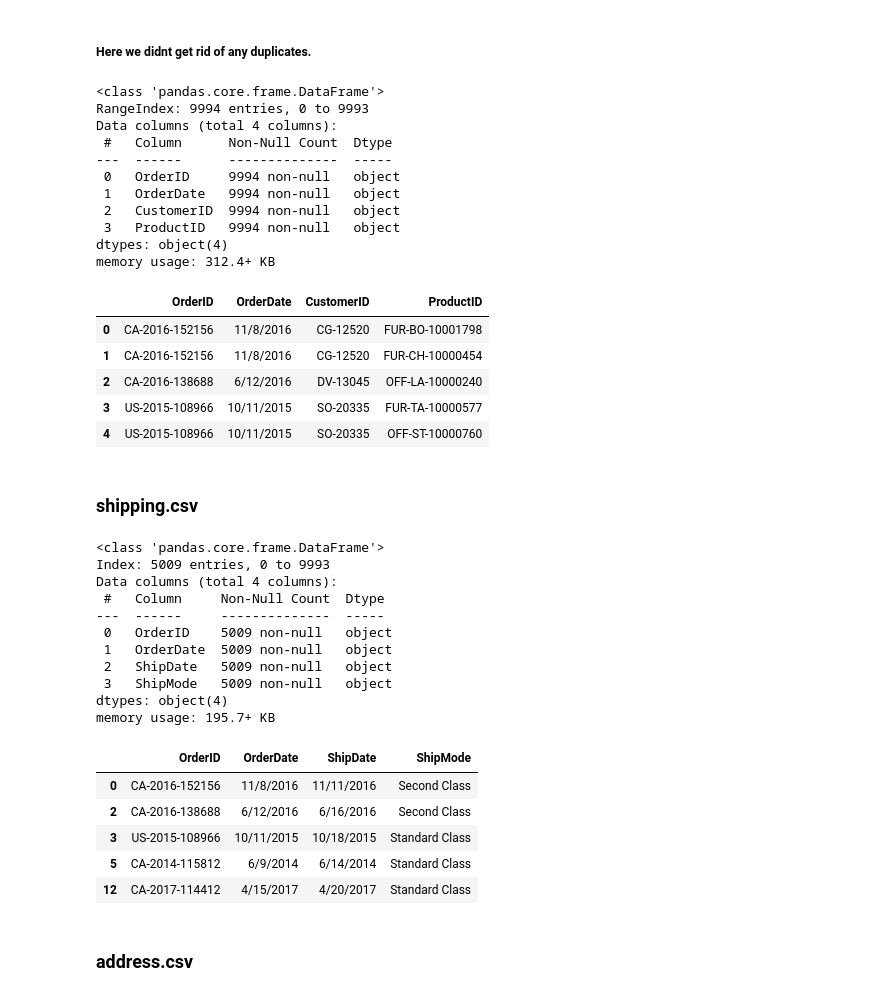
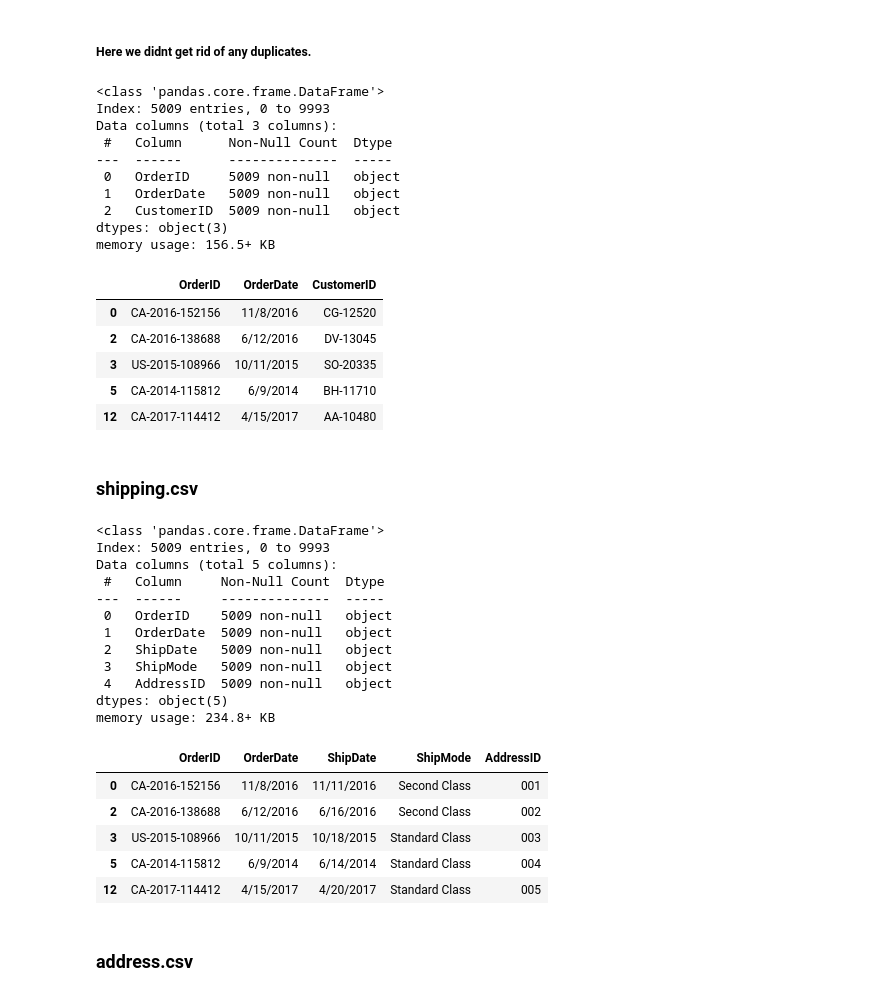
Before and after one commit to marcosmicozzi/Module02, a Jupyter notebook: m2p5s1.ipynb, the cells around one changed output. Saved outputs shown, nothing was run; the diff lists cells and outputs as text; code cells hidden in the pictures.

```diff
--- a/m2p5s1.ipynb
+++ b/m2p5s1.ipynb
@@ -116,0 +121,5 @@ updated_csv.head()
+# %%
+df_address = updated_csv[['Country', 'City', 'State', 'PostalCode', 'Region']].copy()
+df_address
+df_address_unique = df_address.drop_duplicates(subset=['Country', 'City', 'State', 'PostalCode', 'Region']).reset_index(drop=True)
+df_address_unique.info()
@@ -116,0 +141,5 @@ updated_csv.head()
+# %%
+df_address_unique['AddressID'] = [
+    f"{i:03d}" for i in range(1, len(df_address_unique) + 1)
+]
+df_address_unique
@@ -116,0 +162,7 @@ updated_csv.head()
+# %%
+updated_csv = updated_csv.merge(
+    df_address_unique,
+    on=['Country', 'City', 'State', 'PostalCode', 'Region'],
+    how='left'
+)
+updated_csv
@@ -116,0 +183,10 @@ updated_csv.head()
+# %%
+new_order2 = [
+    'RowID', 'OrderID', 'OrderDate', 'ShipDate', 'ShipMode',
+    'CustomerID', 'CustomerName', 'Segment', 'Country', 'City', 'State',
+    'PostalCode', 'Region', 'AddressID', 'ProductID', 'Category', 'SubCategory',
+    'ProductName', 'SupplierPrice', 'Quantity', 'SalePrice', 'Discount', 'Profit'
+]
+
+updated_csv = updated_csv[new_order2]
+updated_csv
@@ -216,55 +341,55 @@ customers.to_csv("customers.csv", index=False)
 # %% [markdown]
 ##### Here we didnt get rid of any duplicates.
 # %%
-orders = updated_csv[["OrderID", "OrderDate", "CustomerID", "ProductID"]].copy()
-# orders = orders.drop_duplicates(subset='OrderID')
+orders = updated_csv[["OrderID", "OrderDate", "CustomerID"]].copy()
+orders = orders.drop_duplicates(subset='OrderID')
 orders.info()
 orders.head()
 # %% [output]
 <class 'pandas.core.frame.DataFrame'>
-RangeIndex: 9994 entries, 0 to 9993
-Data columns (total 4 columns):
+Index: 5009 entries, 0 to 9993
+Data columns (total 3 columns):
  #   Column      Non-Null Count  Dtype
 ---  ------      --------------  -----
- 0   OrderID     9994 non-null   object
- 1   OrderDate   9994 non-null   object
- 2   CustomerID  9994 non-null   object
- 3   ProductID   9994 non-null   object
-dtypes: object(4)
-memory usage: 312.4+ KB
+ 0   OrderID     5009 non-null   object
+ 1   OrderDate   5009 non-null   object
+ 2   CustomerID  5009 non-null   object
+dtypes: object(3)
+memory usage: 156.5+ KB
-|  | OrderID | OrderDate | CustomerID | ProductID |
-| 0 | CA-2016-152156 | 11/8/2016 | CG-12520 | FUR-BO-10001798 |
-| 1 | CA-2016-152156 | 11/8/2016 | CG-12520 | FUR-CH-10000454 |
-| 2 | CA-2016-138688 | 6/12/2016 | DV-13045 | OFF-LA-10000240 |
-| 3 | US-2015-108966 | 10/11/2015 | SO-20335 | FUR-TA-10000577 |
-| 4 | US-2015-108966 | 10/11/2015 | SO-20335 | OFF-ST-10000760 |
+|  | OrderID | OrderDate | CustomerID |
+| 0 | CA-2016-152156 | 11/8/2016 | CG-12520 |
+| 2 | CA-2016-138688 | 6/12/2016 | DV-13045 |
+| 3 | US-2015-108966 | 10/11/2015 | SO-20335 |
+| 5 | CA-2014-115812 | 6/9/2014 | BH-11710 |
+| 12 | CA-2017-114412 | 4/15/2017 | AA-10480 |
 # %%
 orders.to_csv("orders.csv", index=False)
 # %% [markdown]
 ### shipping.csv
 # %%
-shipping = updated_csv[["OrderID", "OrderDate","ShipDate", "ShipMode"]].copy()
+shipping = updated_csv[["OrderID", "OrderDate", "ShipDate", "ShipMode", "AddressID"]].copy()
 shipping = shipping.drop_duplicates(subset='OrderID')
 shipping.info()
 shipping.head(5)
 # %% [output]
 <class 'pandas.core.frame.DataFrame'>
 Index: 5009 entries, 0 to 9993
-Data columns (total 4 columns):
+Data columns (total 5 columns):
  #   Column     Non-Null Count  Dtype
 ---  ------     --------------  -----
  0   OrderID    5009 non-null   object
  1   OrderDate  5009 non-null   object
  2   ShipDate   5009 non-null   object
  3   ShipMode   5009 non-null   object
-dtypes: object(4)
-memory usage: 195.7+ KB
+ 4   AddressID  5009 non-null   object
+dtypes: object(5)
+memory usage: 234.8+ KB
-|  | OrderID | OrderDate | ShipDate | ShipMode |
-| 0 | CA-2016-152156 | 11/8/2016 | 11/11/2016 | Second Class |
-| 2 | CA-2016-138688 | 6/12/2016 | 6/16/2016 | Second Class |
-| 3 | US-2015-108966 | 10/11/2015 | 10/18/2015 | Standard Class |
-| 5 | CA-2014-115812 | 6/9/2014 | 6/14/2014 | Standard Class |
-| 12 | CA-2017-114412 | 4/15/2017 | 4/20/2017 | Standard Class |
+|  | OrderID | OrderDate | ShipDate | ShipMode | AddressID |
+| 0 | CA-2016-152156 | 11/8/2016 | 11/11/2016 | Second Class | 001 |
+| 2 | CA-2016-138688 | 6/12/2016 | 6/16/2016 | Second Class | 002 |
+| 3 | US-2015-108966 | 10/11/2015 | 10/18/2015 | Standard Class | 003 |
+| 5 | CA-2014-115812 | 6/9/2014 | 6/14/2014 | Standard Class | 004 |
+| 12 | CA-2017-114412 | 4/15/2017 | 4/20/2017 | Standard Class | 005 |
 # %%
 shipping.to_csv("shipping.csv", index=False)
 # %% [markdown]
```
Also changed, not shown: parts of 13 cells of this notebook, 5 other files.
